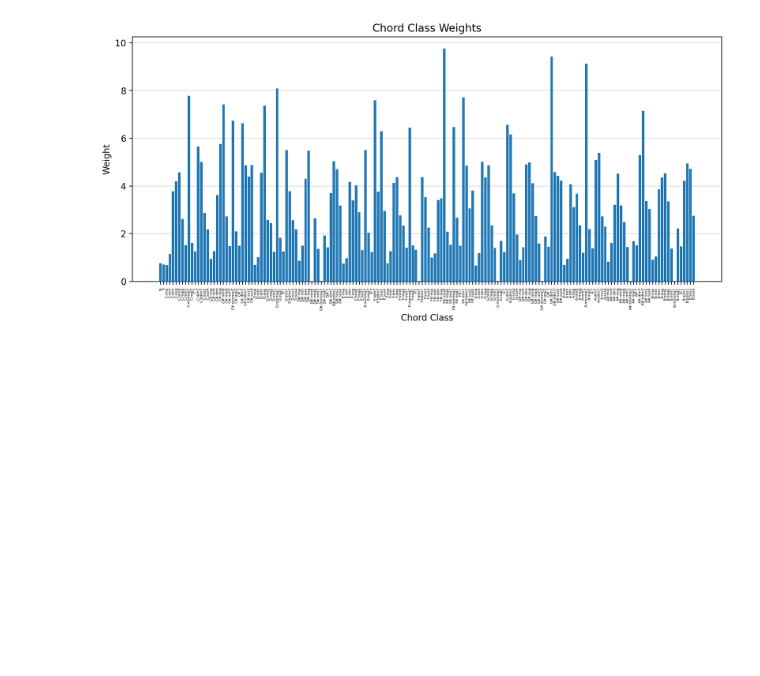
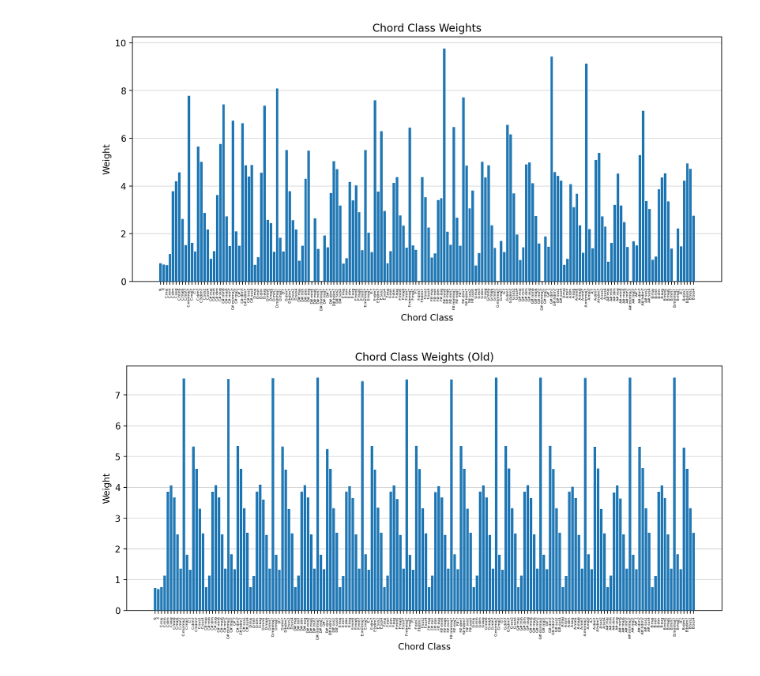
Before and after one commit to PierreRL/AutomaticChordRecognition, a Jupyter notebook: notebooks/experiments/5. Weighted Loss.ipynb, the cells around one changed output. Cells and saved outputs as stored; diff of their text form; code cells hidden in the pictures; blank space fills up the shorter version.

```diff
--- a/notebooks/experiments/5. Weighted Loss.ipynb
+++ b/notebooks/experiments/5. Weighted Loss.ipynb
@@ -160,7 +162,7 @@ from src.utils import get_split_filenames, id_to_chord, NUM_CHORDS
 # %%
 train, _, _ = get_split_filenames()
 
-ds = FullChordDataset(train, dev_mode=True)
+ds = FullChordDataset(train, dev_mode=True, use_augs=True)
 
 weights = ds.get_class_weights()
 # %%
@@ -177,3 +179,18 @@ plt.savefig('./thesis/figures/class_weights.png', bbox_inches='tight')
 plt.show()
 # %% [output]
 [figure]
+# %%
+weights_shifted = ds.get_class_weights(aug_shift_prob=0.9)
+# Weights hist
+plt.figure(figsize=(10, 5))
+plt.grid(axis='y', alpha=0.5, zorder=-1)
+plt.bar(range(len(weights_shifted)), weights_shifted, zorder=3, color='tab:blue')
+plt.xlabel('Chord Class')
+plt.ylabel('Weight')
+plt.title('Chord Class Weights (Old)')
+plt.xticks(range(len(weights_shifted)), [id_to_chord(c) for c in range(NUM_CHORDS)] , rotation=90, fontsize=4)
+plt.tight_layout()
+plt.savefig('./thesis/figures/class_weights_shifted_0.9.png', bbox_inches='tight')
+plt.show()
+# %% [output]
+[figure, added]
```
Also changed, not shown: parts of 2 cells of this notebook, 8 other files.
